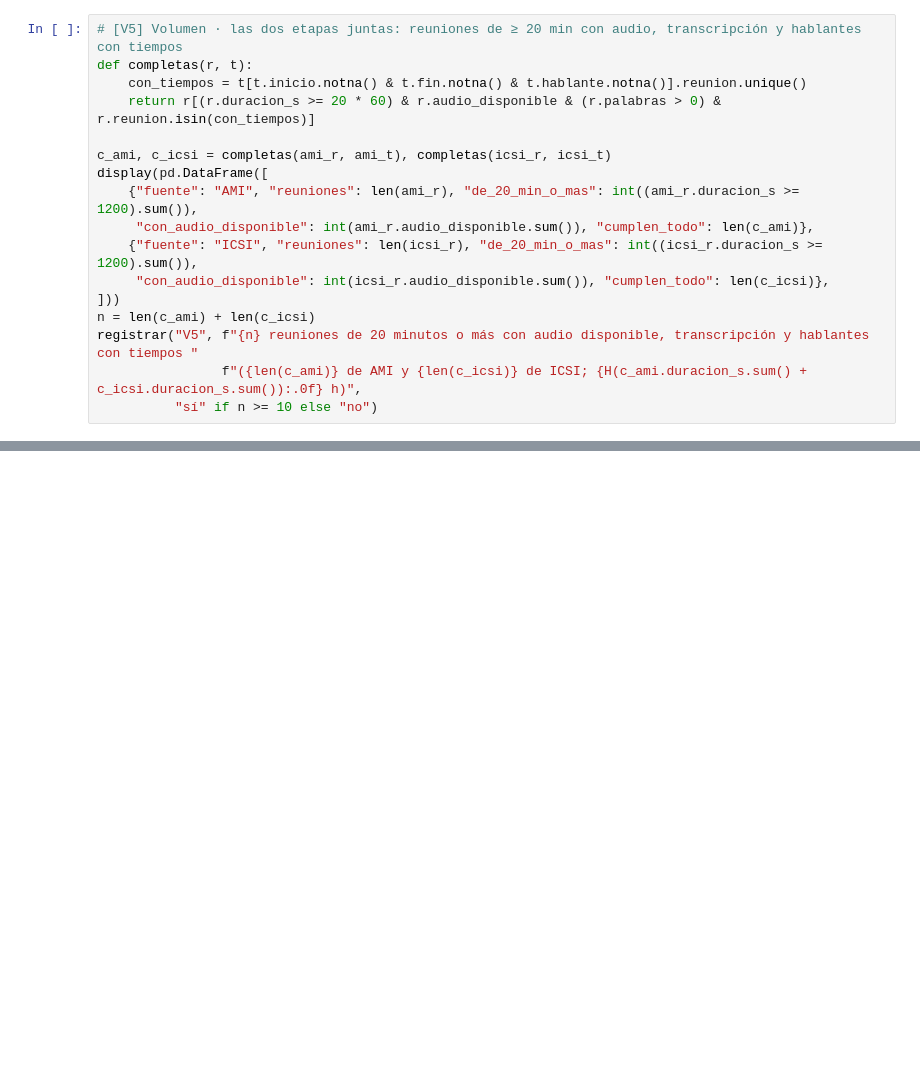
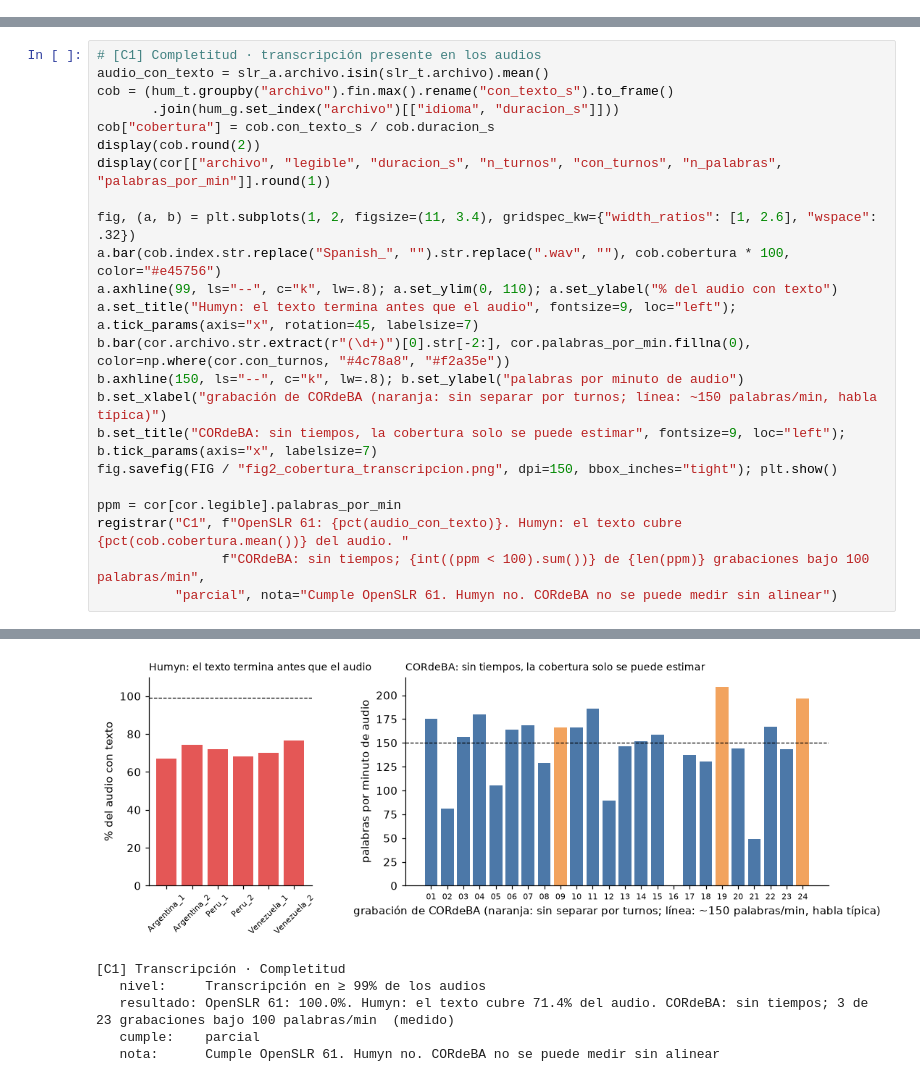
Before and after one commit to bfbarraatarama/mia-taller-de-desarrollo, a Jupyter notebook: hito-2/notebooks/eda_viabilidad.ipynb, the cells around one changed output, grey strips where cells are left out. Cells and saved outputs as stored; diff of their text form; blank space fills up the shorter version.

```diff
--- a/hito-2/notebooks/eda_viabilidad.ipynb
+++ b/hito-2/notebooks/eda_viabilidad.ipynb
@@ -229,17 +0,0 @@ registrar("V3", f"{int(diar.sesiones.sum())} sesiones y {diar.horas.sum():.0f} h
-# %%
-# [V5] Volumen · las dos etapas juntas: reuniones de ≥ 20 min con audio, transcripción y hablantes con tiempos
-def completas(r, t):
-    con_tiempos = t[t.inicio.notna() & t.fin.notna() & t.hablante.notna()].reunion.unique()
-    return r[(r.duracion_s >= 20 * 60) & r.audio_disponible & (r.palabras > 0) & r.reunion.isin(con_tiempos)]
-
-c_ami, c_icsi = completas(ami_r, ami_t), completas(icsi_r, icsi_t)
-display(pd.DataFrame([
-    {"fuente": "AMI", "reuniones": len(ami_r), "de_20_min_o_mas": int((ami_r.duracion_s >= 1200).sum()),
-     "con_audio_disponible": int(ami_r.audio_disponible.sum()), "cumplen_todo": len(c_ami)},
-    {"fuente": "ICSI", "reuniones": len(icsi_r), "de_20_min_o_mas": int((icsi_r.duracion_s >= 1200).sum()),
-     "con_audio_disponible": int(icsi_r.audio_disponible.sum()), "cumplen_todo": len(c_icsi)},
-]))
-n = len(c_ami) + len(c_icsi)
-registrar("V5", f"{n} reuniones de 20 minutos o más con audio disponible, transcripción y hablantes con tiempos "
-                f"({len(c_ami)} de AMI y {len(c_icsi)} de ICSI; {H(c_ami.duracion_s.sum() + c_icsi.duracion_s.sum()):.0f} h)",
-          "sí" if n >= 10 else "no")
@@ -854,0 +231,24 @@ Ejemplo de minuta de referencia (ES2008a):
+# %%
+# [C1] Completitud · transcripción presente en los audios
+audio_con_texto = slr_a.archivo.isin(slr_t.archivo).mean()
+cob = (hum_t.groupby("archivo").fin.max().rename("con_texto_s").to_frame()
+       .join(hum_g.set_index("archivo")[["idioma", "duracion_s"]]))
+cob["cobertura"] = cob.con_texto_s / cob.duracion_s
+display(cob.round(2))
+display(cor[["archivo", "legible", "duracion_s", "n_turnos", "con_turnos", "n_palabras", "palabras_por_min"]].round(1))
+
+fig, (a, b) = plt.subplots(1, 2, figsize=(11, 3.4), gridspec_kw={"width_ratios": [1, 2.6], "wspace": .32})
+a.bar(cob.index.str.replace("Spanish_", "").str.replace(".wav", ""), cob.cobertura * 100, color="#e45756")
+a.axhline(99, ls="--", c="k", lw=.8); a.set_ylim(0, 110); a.set_ylabel("% del audio con texto")
+a.set_title("Humyn: el texto termina antes que el audio", fontsize=9, loc="left"); a.tick_params(axis="x", rotation=45, labelsize=7)
+b.bar(cor.archivo.str.extract(r"(\d+)")[0].str[-2:], cor.palabras_por_min.fillna(0), color=np.where(cor.con_turnos, "#4c78a8", "#f2a35e"))
+b.axhline(150, ls="--", c="k", lw=.8); b.set_ylabel("palabras por minuto de audio")
+b.set_xlabel("grabación de CORdeBA (naranja: sin separar por turnos; línea: ~150 palabras/min, habla típica)")
+b.set_title("CORdeBA: sin tiempos, la cobertura solo se puede estimar", fontsize=9, loc="left"); b.tick_params(axis="x", labelsize=7)
+fig.savefig(FIG / "fig2_cobertura_transcripcion.png", dpi=150, bbox_inches="tight"); plt.show()
+
+ppm = cor[cor.legible].palabras_por_min
+registrar("C1", f"OpenSLR 61: {pct(audio_con_texto)}. Humyn: el texto cubre {pct(cob.cobertura.mean())} del audio. "
+                f"CORdeBA: sin tiempos; {int((ppm < 100).sum())} de {len(ppm)} grabaciones bajo 100 palabras/min",
+          "parcial", nota="Cumple OpenSLR 61. Humyn no. CORdeBA no se puede medir sin alinear")
+# %% [output]
@@ -854,0 +280,6 @@ Ejemplo de minuta de referencia (ES2008a):
+[figure, added]
+[C1] Transcripción · Completitud
+   nivel:     Transcripción en ≥ 99% de los audios
+   resultado: OpenSLR 61: 100.0%. Humyn: el texto cubre 71.4% del audio. CORdeBA: sin tiempos; 3 de 23 grabaciones bajo 100 palabras/min  (medido)
+   cumple:    parcial
+   nota:      Cumple OpenSLR 61. Humyn no. CORdeBA no se puede medir sin alinear
```
Also changed, not shown: parts of 77 cells of this notebook, 57 other files.
